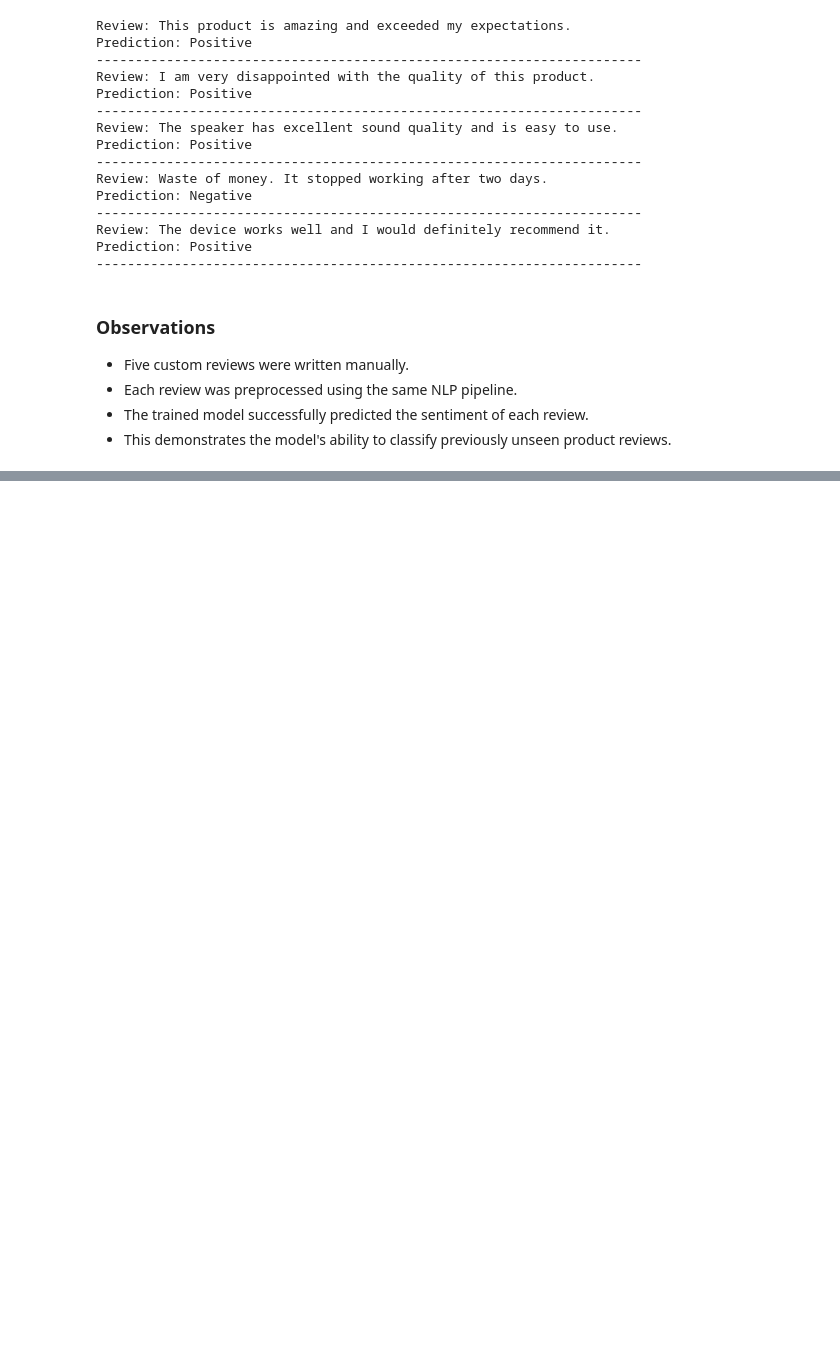
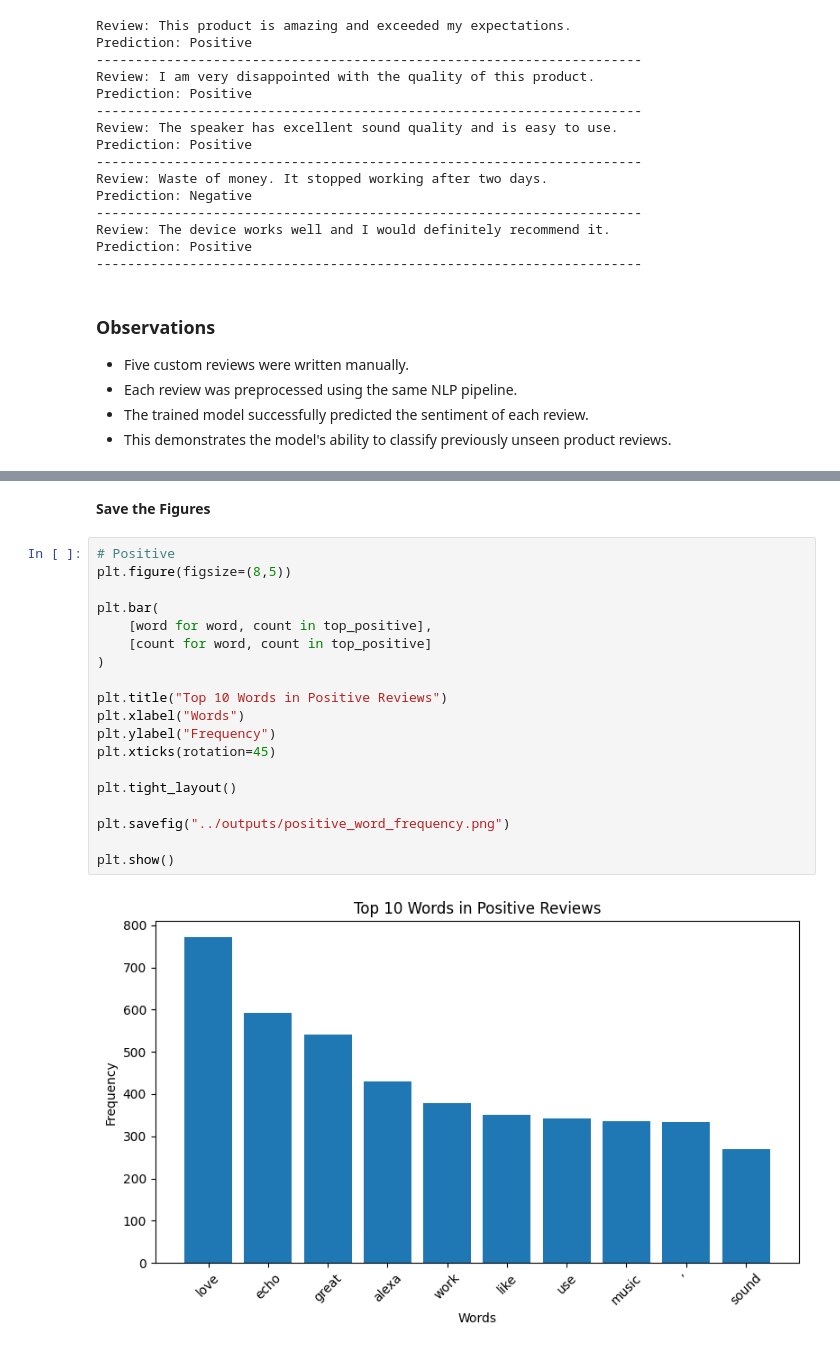
Before and after one commit to TahaBhatti786/Sentiment-Analysis-of-Product-Reviews, a Jupyter notebook: notebooks/sentiment_analysis.ipynb, the cells around one changed output, grey strips where cells are left out. Drawn from its saved outputs; the diff is of its cells as text; blank space fills up the shorter version.

```diff
--- a/notebooks/sentiment_analysis.ipynb
+++ b/notebooks/sentiment_analysis.ipynb
@@ -1399,0 +1496,23 @@ Prediction: Positive
+# %% [markdown]
+**Save the Figures**
+# %%
+# Positive
+plt.figure(figsize=(8,5))
+
+plt.bar(
+    [word for word, count in top_positive],
+    [count for word, count in top_positive]
+)
+
+plt.title("Top 10 Words in Positive Reviews")
+plt.xlabel("Words")
+plt.ylabel("Frequency")
+plt.xticks(rotation=45)
+
+plt.tight_layout()
+
+plt.savefig("../outputs/positive_word_frequency.png")
+
+plt.show()
+# %% [output]
+[figure, added]
```
Also changed, not shown: parts of 19 cells of this notebook, 2 other files.
